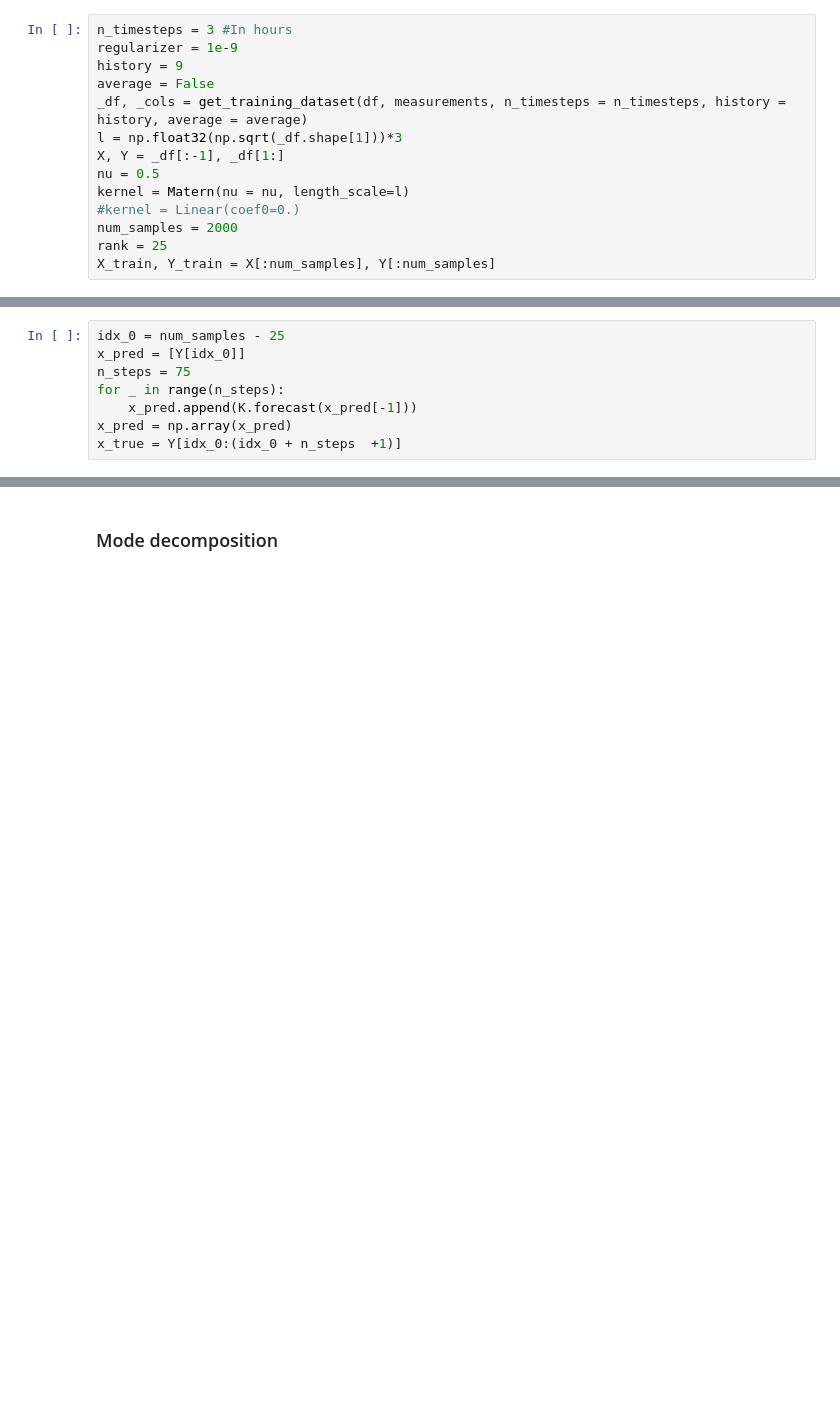
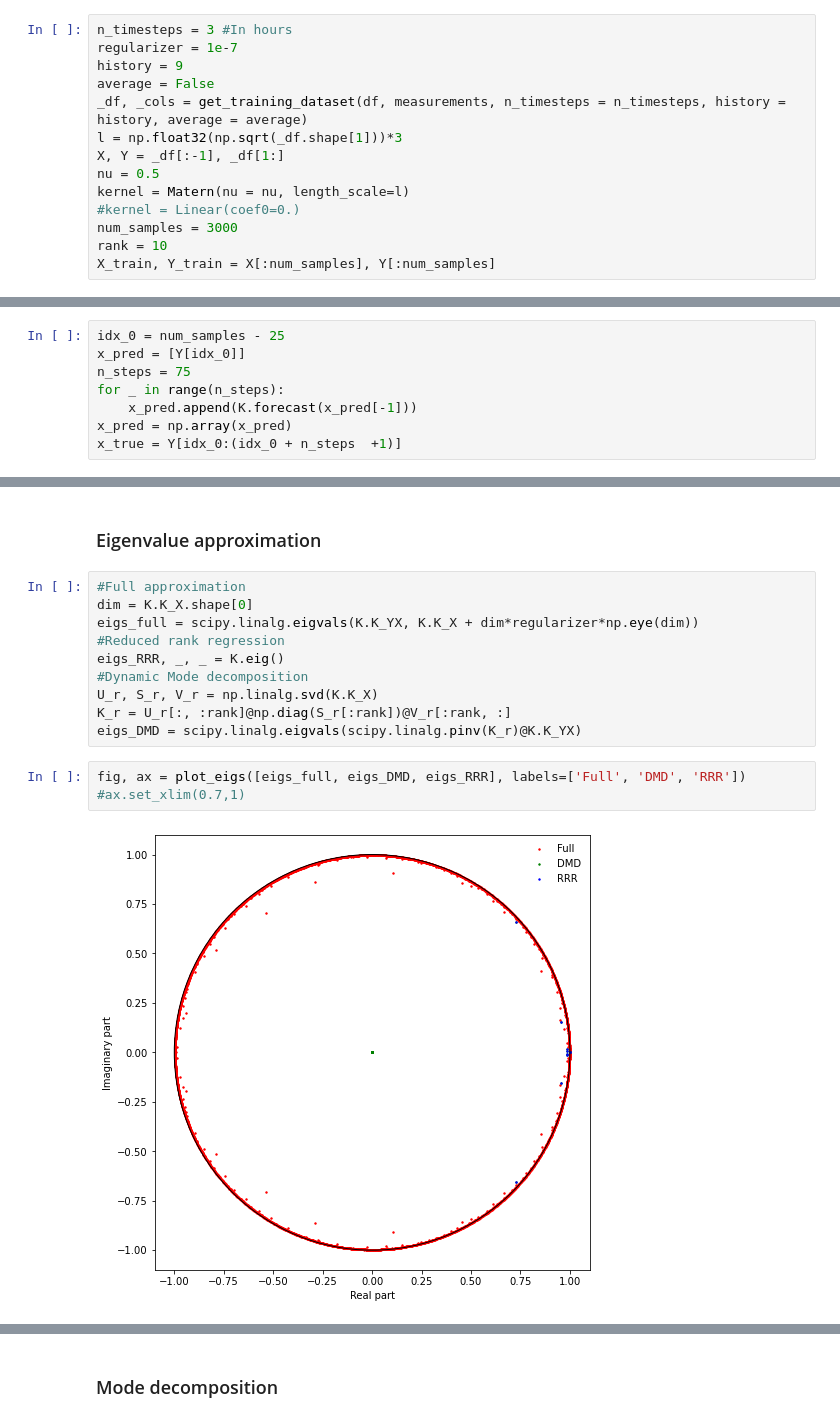
Before and after one commit to Machine-Learning-Dynamical-Systems/kooplearn, a Jupyter notebook: examples/Beijing_air_quality/analysis.ipynb, the cells around one changed output, grey strips where cells are left out. Cells and saved outputs as stored; diff of their text form; blank space fills up the shorter version.

Commit message:
Mode analysis on Air quality dataset

```diff
--- a/examples/Beijing_air_quality/analysis.ipynb
+++ b/examples/Beijing_air_quality/analysis.ipynb
@@ -119,7 +119,7 @@ def get_training_dataset(df, measurements, n_timesteps = None, history = None, a
     return _df, _cols
 # %%
 n_timesteps = 3 #In hours
-regularizer = 1e-9
+regularizer = 1e-7
 history = 9
 average = False
 _df, _cols = get_training_dataset(df, measurements, n_timesteps = n_timesteps, history = history, average = average)
@@ -128,8 +128,8 @@ X, Y = _df[:-1], _df[1:]
 nu = 0.5
 kernel = Matern(nu = nu, length_scale=l)
 #kernel = Linear(coef0=0.)
-num_samples = 2000
-rank = 25
+num_samples = 3000
+rank = 10
 X_train, Y_train = X[:num_samples], Y[:num_samples]
 # %%
 K = KoopmanRegression(X_train, Y_train, kernel, regularizer, rank=rank, center_kernel=False, backend='cpu')
@@ -177,0 +177,17 @@ plt.legend(frameon=False)
+# %% [markdown]
+### Eigenvalue approximation
+# %%
+#Full approximation
+dim = K.K_X.shape[0]
+eigs_full = scipy.linalg.eigvals(K.K_YX, K.K_X + dim*regularizer*np.eye(dim))
+#Reduced rank regression
+eigs_RRR, _, _ = K.eig()
+#Dynamic Mode decomposition
+U_r, S_r, V_r = np.linalg.svd(K.K_X)
+K_r = U_r[:, :rank]@np.diag(S_r[:rank])@V_r[:rank, :]
+eigs_DMD = scipy.linalg.eigvals(scipy.linalg.pinv(K_r)@K.K_YX)
+# %%
+fig, ax = plot_eigs([eigs_full, eigs_DMD, eigs_RRR], labels=['Full', 'DMD', 'RRR'])
+#ax.set_xlim(0.7,1)
+# %% [output]
+[figure, added]
```
Also changed, not shown: parts of 23 cells of this notebook, 2 other files.
